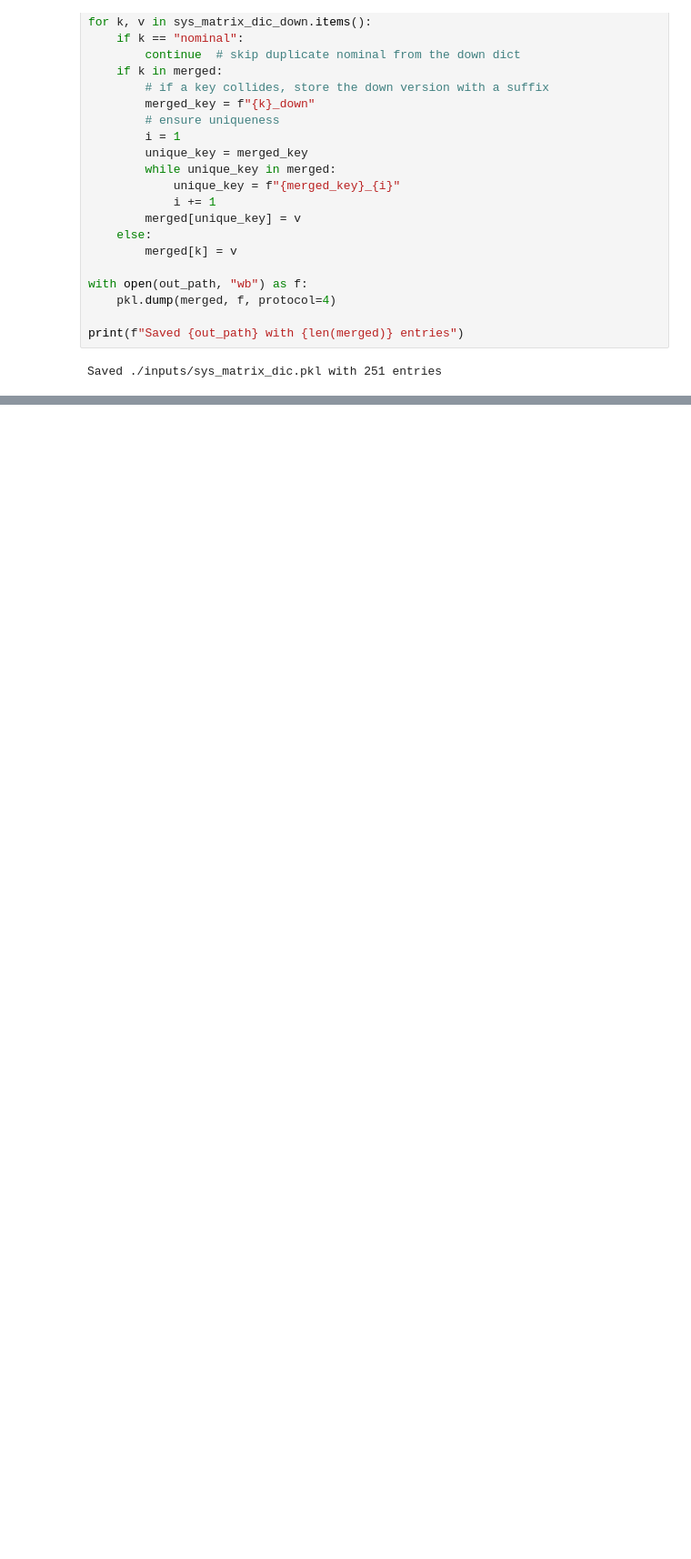
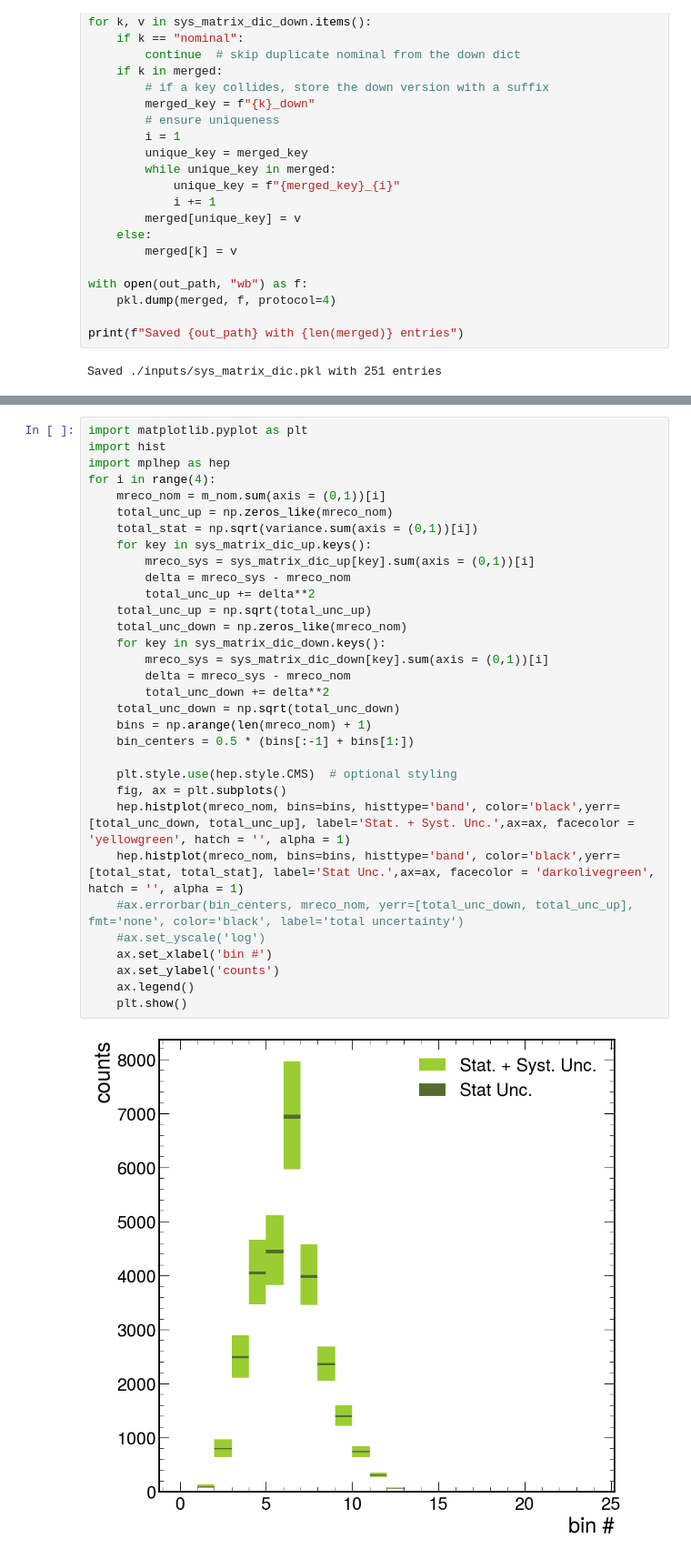
Before and after one commit to mandalaritra1/unfold, a Jupyter notebook: notebooks/input_maker.ipynb, the cells around one changed output, grey strips where cells are left out. Shown at 91% size. Cells and saved outputs as stored; diff of their text form; blank space fills up the shorter version.

```diff
--- a/notebooks/input_maker.ipynb
+++ b/notebooks/input_maker.ipynb
@@ -251,0 +381,34 @@ ax.legend()
+# %%
+import matplotlib.pyplot as plt
+import hist
+import mplhep as hep
+for i in range(4):
+    mreco_nom = m_nom.sum(axis = (0,1))[i]
+    total_unc_up = np.zeros_like(mreco_nom)
+    total_stat = np.sqrt(variance.sum(axis = (0,1))[i])
+    for key in sys_matrix_dic_up.keys():
+        mreco_sys = sys_matrix_dic_up[key].sum(axis = (0,1))[i]
+        delta = mreco_sys - mreco_nom
+        total_unc_up += delta**2
+    total_unc_up = np.sqrt(total_unc_up)
+    total_unc_down = np.zeros_like(mreco_nom)
+    for key in sys_matrix_dic_down.keys():
+        mreco_sys = sys_matrix_dic_down[key].sum(axis = (0,1))[i]
+        delta = mreco_sys - mreco_nom
+        total_unc_down += delta**2
+    total_unc_down = np.sqrt(total_unc_down)
+    bins = np.arange(len(mreco_nom) + 1)
+    bin_centers = 0.5 * (bins[:-1] + bins[1:])
+
+    plt.style.use(hep.style.CMS)  # optional styling
+    fig, ax = plt.subplots()
+    hep.histplot(mreco_nom, bins=bins, histtype='band', color='black',yerr=[total_unc_down, total_unc_up], label='Stat. + Syst. Unc.',ax=ax, facecolor = 'yellowgreen', hatch = '', alpha = 1)
+    hep.histplot(mreco_nom, bins=bins, histtype='band', color='black',yerr=[total_stat, total_stat], label='Stat Unc.',ax=ax, facecolor = 'darkolivegreen', hatch = '', alpha = 1)
+    #ax.errorbar(bin_centers, mreco_nom, yerr=[total_unc_down, total_unc_up], fmt='none', color='black', label='total uncertainty')
+    #ax.set_yscale('log')
+    ax.set_xlabel('bin #')
+    ax.set_ylabel('counts')
+    ax.legend()
+    plt.show()
+# %% [output]
+[figure, added]
```
Also changed, not shown: parts of 7 cells of this notebook.
